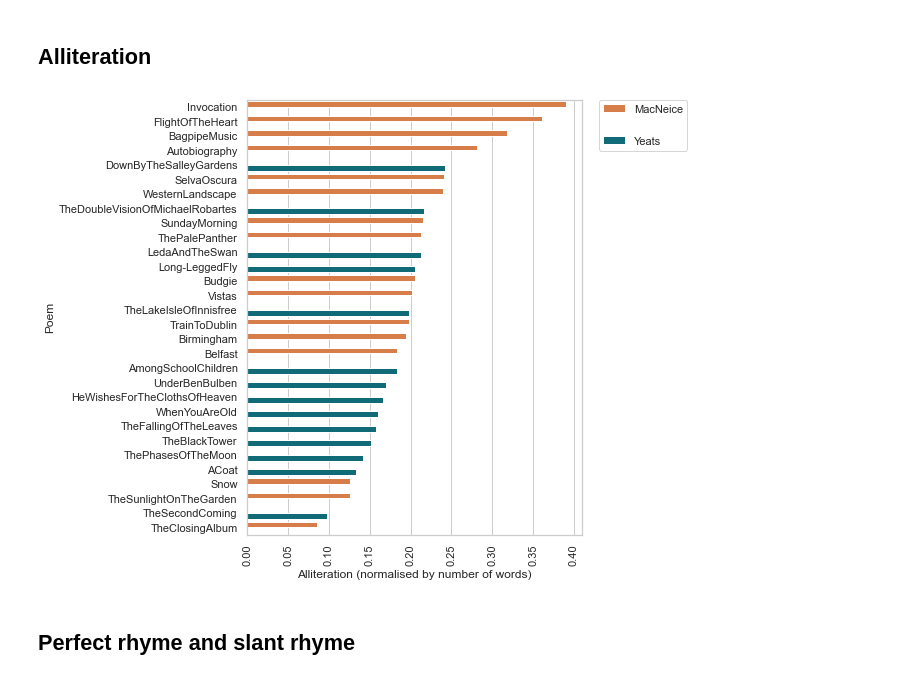
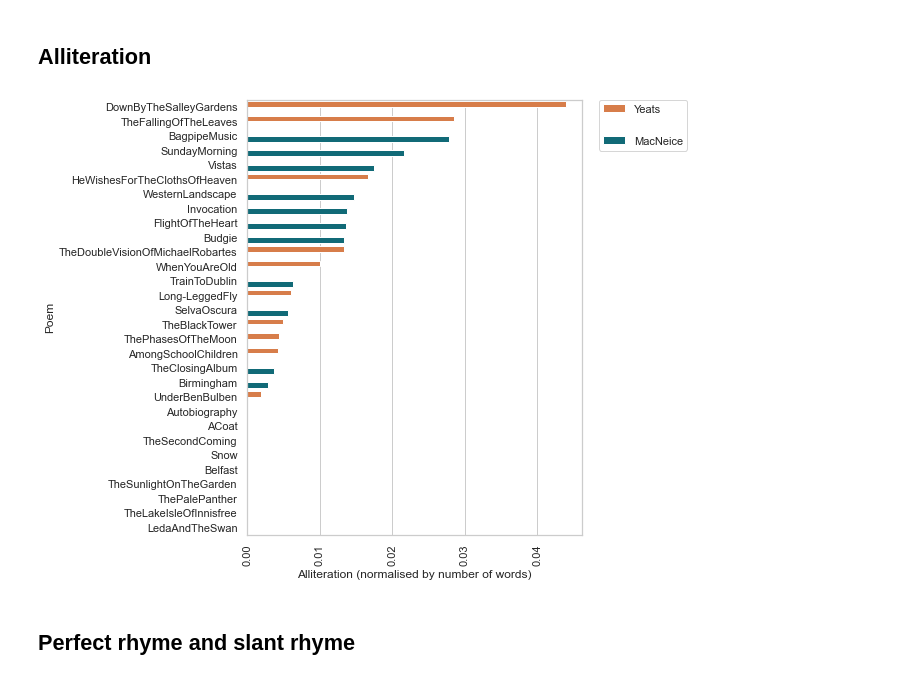
Before and after one commit to peterverhaar/reading_poetry_notebooks, a Jupyter notebook: Tutorial.ipynb, the cells around one changed output. Saved outputs shown, nothing was run; the diff lists cells and outputs as text; code cells hidden in the pictures.

```diff
--- a/Tutorial.ipynb
+++ b/Tutorial.ipynb
@@ -652,25 +679,25 @@ plt.show()
 # %% [markdown]
 ## Alliteration
 # %%
-x_axis = 'alliteration_normalised'
+x_axis = 'internal_rhyme_normalised'
 y_axis = 'title'
 
 
 dfs = df.sort_values(by=[x_axis], ascending=False)
 
 fig = plt.figure( figsize = ( 6,8 ))
 
 colours = ['#EE7733','#007788']
 ax = sns.barplot( data = dfs , x = x_axis , y= y_axis , color = '#22106b' , hue='author' , palette=colours)
 
 ax.set_ylabel('Poem')
 ax.set_xlabel('Alliteration (normalised by number of words)')
 
 plt.legend(bbox_to_anchor=(1.05, 1), loc=2, borderaxespad=0.)
 plt.xticks(rotation= 90 )
 plt.show()
 # %% [output]
-[figure, old version]
+[figure, new version]
 # %% [markdown]
 ## Perfect rhyme and slant rhyme
 # %%
```
Also changed, not shown: parts of 7 cells of this notebook.
